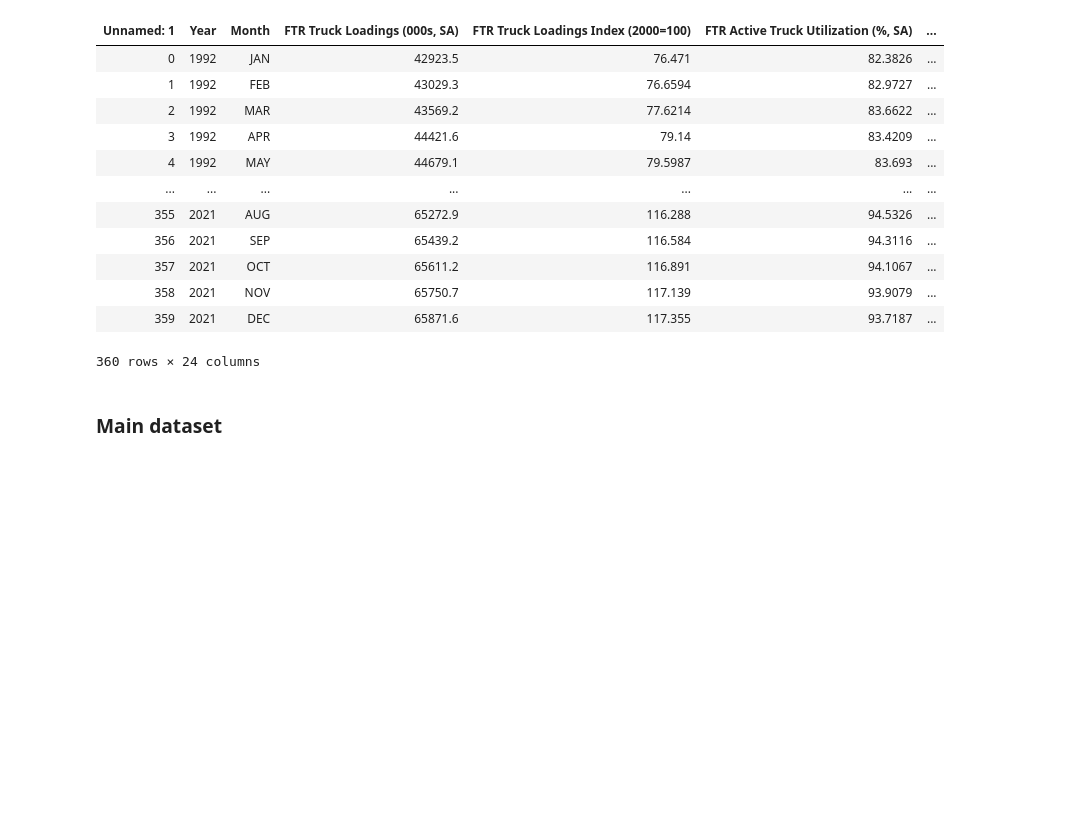
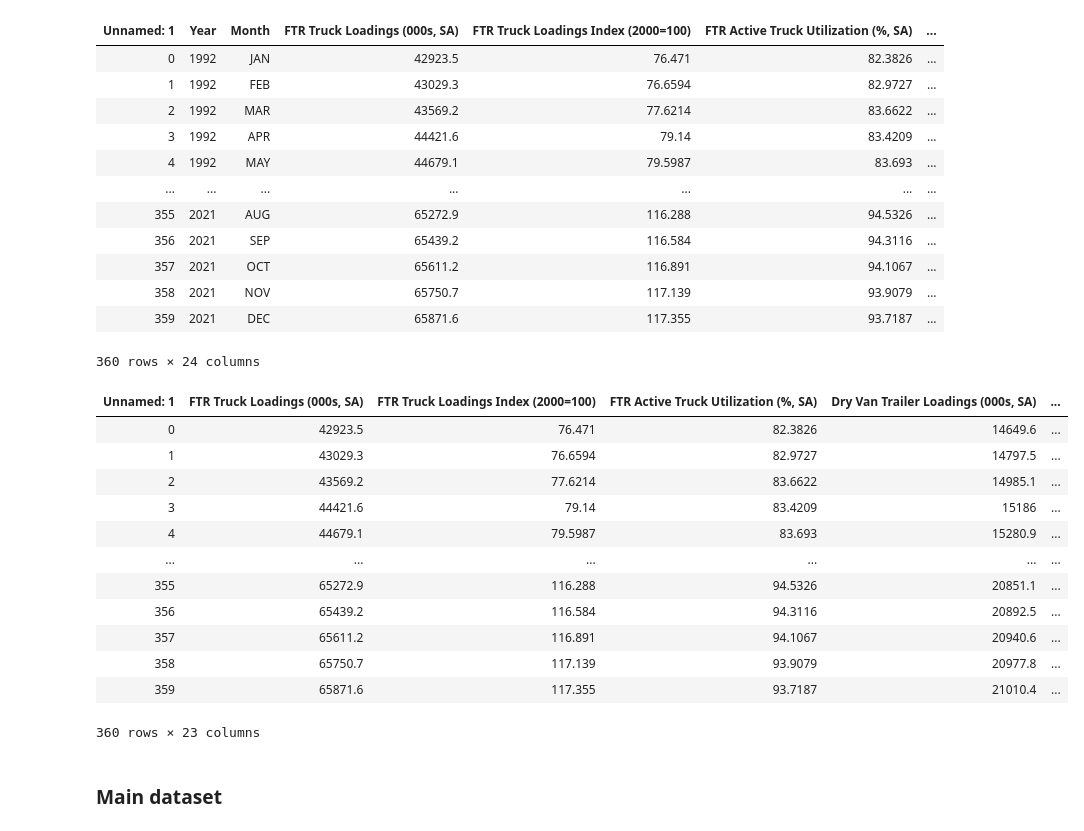
Before and after one commit to rnair7163/LabelMaster_Sales_Forecasting, a Jupyter notebook: data_prep.ipynb, the cells around one changed output. Saved outputs shown, nothing was run; the diff lists cells and outputs as text; code cells hidden in the pictures; blank space fills up the shorter version.

```diff
--- a/data_prep.ipynb
+++ b/data_prep.ipynb
@@ -83,6 +85,28 @@ data
 | 358 | 2021 | NOV | 65750.7 | 117.139 | 93.9079 | ... |
 | 359 | 2021 | DEC | 65871.6 | 117.355 | 93.7187 | ... |
 360 rows × 24 columns
+# %%
+# Converting month names to numbers for uniformity
+months = {'JAN': '01', 'FEB': '02', 'MAR': '03', 'APR': '04', 'MAY': '05', 'JUN': '06', 'JUL': '07',
+          'AUG': '08', 'SEP': '09', 'OCT': '10', 'NOV': '11', 'DEC': '12'}
+data['Month'] = data['Month'].map(months)
+data['Year_Month'] = data['Year'].astype(str) + '-' +  data['Month']
+data = data.drop(['Year', 'Month'], axis=1)
+data
+# %% [output]
+| Unnamed: 1 | FTR Truck Loadings (000s, SA) | FTR Truck Loadings Index (2000=100) | FTR Active Truck Utilization (%, SA) | Dry Van Trailer Loadings (000s, SA) | ... |
+| 0 | 42923.5 | 76.471 | 82.3826 | 14649.6 | ... |
+| 1 | 43029.3 | 76.6594 | 82.9727 | 14797.5 | ... |
+| 2 | 43569.2 | 77.6214 | 83.6622 | 14985.1 | ... |
+| 3 | 44421.6 | 79.14 | 83.4209 | 15186 | ... |
+| 4 | 44679.1 | 79.5987 | 83.693 | 15280.9 | ... |
+| ... | ... | ... | ... | ... | ... |
+| 355 | 65272.9 | 116.288 | 94.5326 | 20851.1 | ... |
+| 356 | 65439.2 | 116.584 | 94.3116 | 20892.5 | ... |
+| 357 | 65611.2 | 116.891 | 94.1067 | 20940.6 | ... |
+| 358 | 65750.7 | 117.139 | 93.9079 | 20977.8 | ... |
+| 359 | 65871.6 | 117.355 | 93.7187 | 21010.4 | ... |
+360 rows × 23 columns
 # %% [markdown]
 ### Main dataset
 # %%
```
Also changed, not shown: parts of 1 cell of this notebook.
